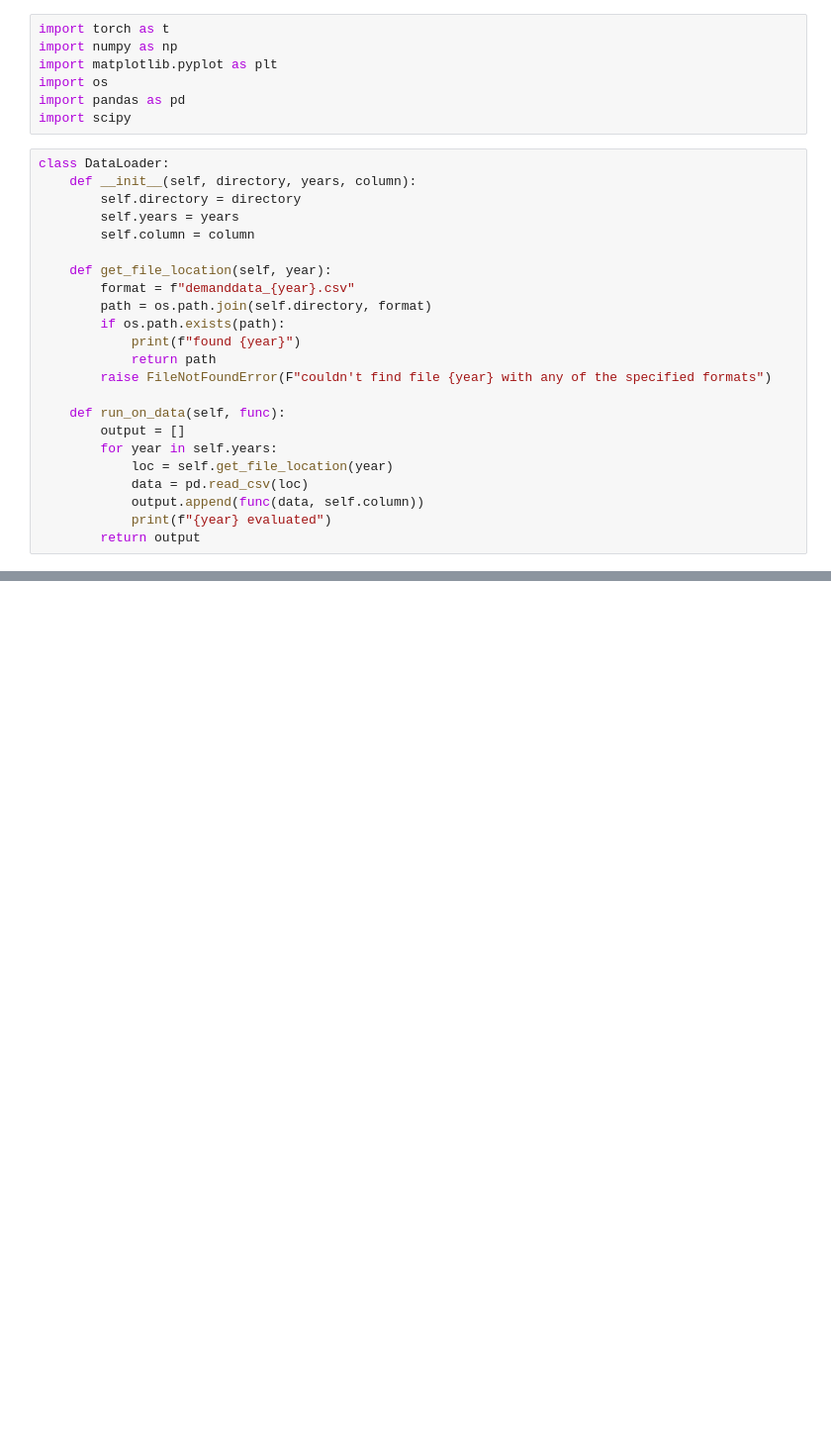
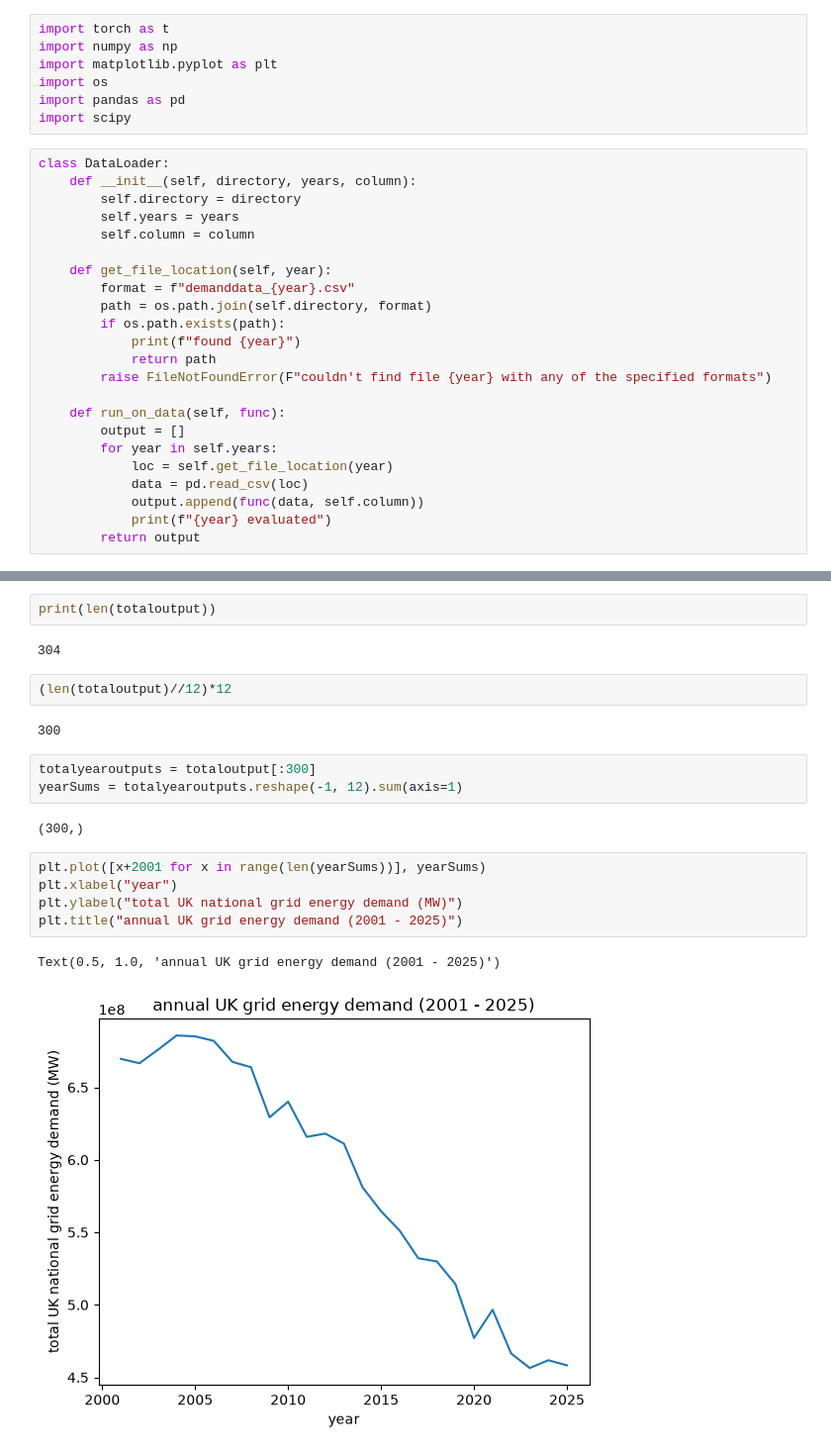
Before and after one commit to Joseph-Sharkey/NSC3003-National-Grid-Resilience-Sensing, a Jupyter notebook: code/demand_data_trends.ipynb, the cells around one changed output, grey strips where cells are left out. Shown at 99% size. Drawn from its saved outputs; the diff is of its cells as text; blank space fills up the shorter version.

```diff
--- a/code/demand_data_trends.ipynb
+++ b/code/demand_data_trends.ipynb
@@ -43,0 +77,21 @@ TypeError: StatMethods.get_column() missing 1 required positional argument: 'col
+# %%
+print(len(totaloutput))
+# %% [output]
+304
+# %%
+(len(totaloutput)//12)*12
+# %% [output]
+300
+# %%
+totalyearoutputs = totaloutput[:300]
+yearSums = totalyearoutputs.reshape(-1, 12).sum(axis=1)
+# %% [output]
+(300,)
+# %%
+plt.plot([x+2001 for x in range(len(yearSums))], yearSums)
+plt.xlabel("year")
+plt.ylabel("total UK national grid energy demand (MW)")
+plt.title("annual UK grid energy demand (2001 - 2025)")
+# %% [output]
+Text(0.5, 1.0, 'annual UK grid energy demand (2001 - 2025)')
+[figure, added]
```
Also changed, not shown: parts of 5 cells of this notebook, 1 other file.
